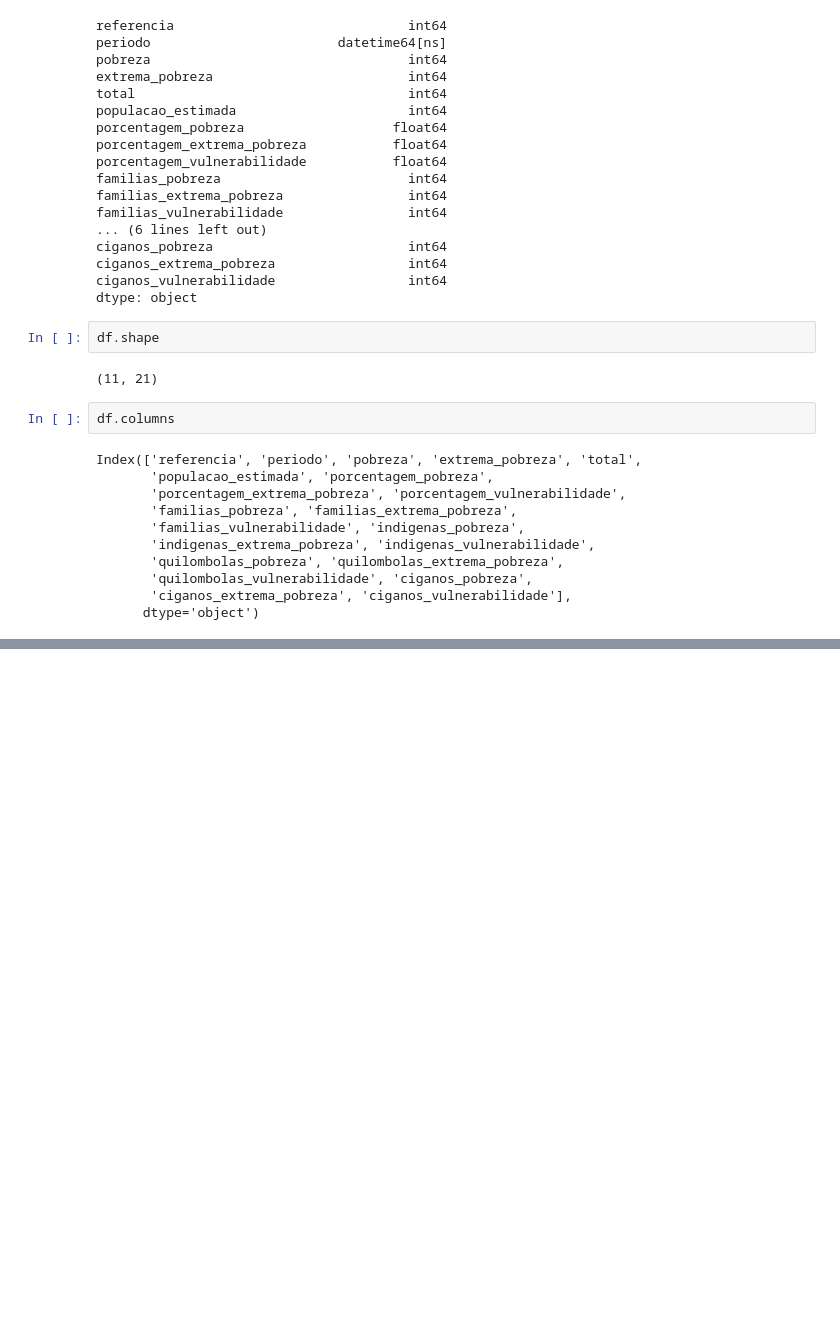
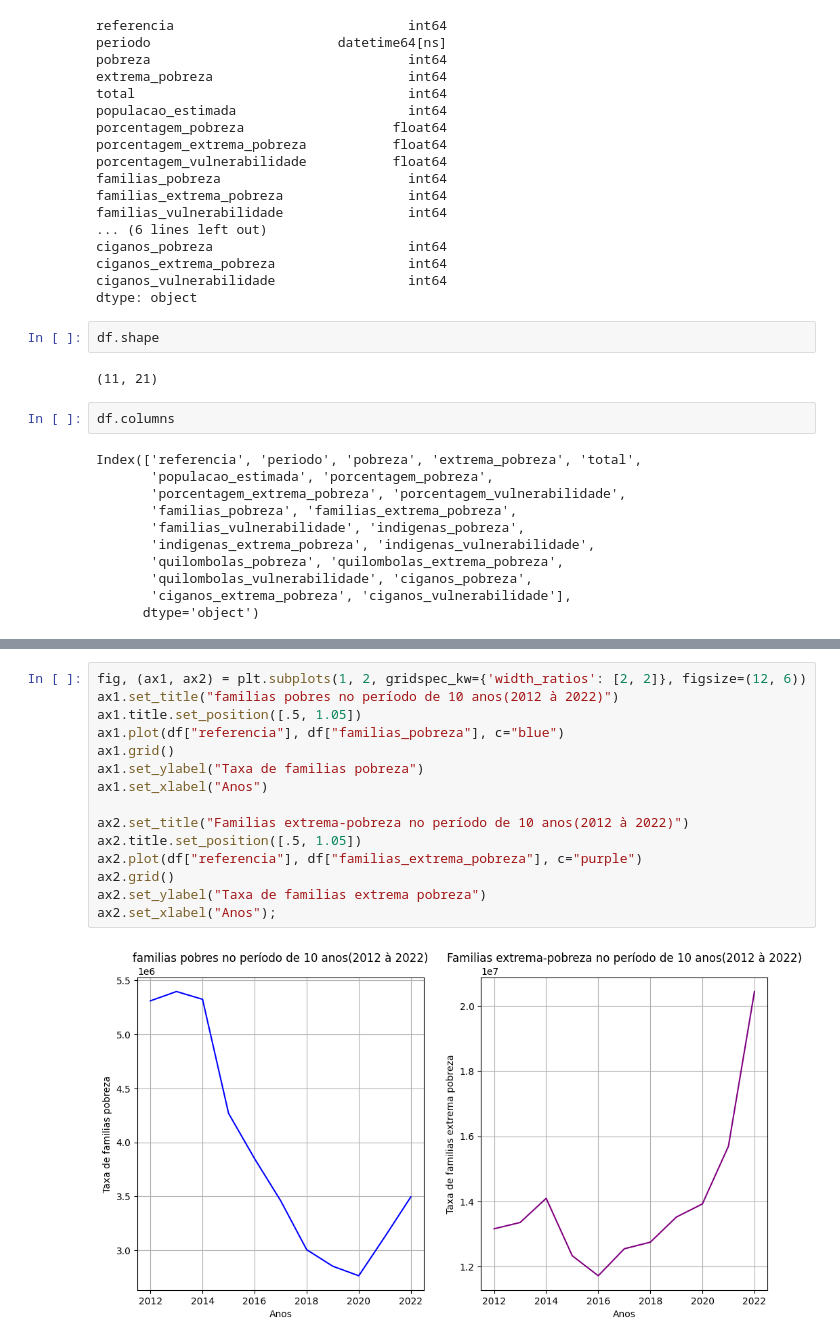
Before and after one commit to jouaraujo/pobreza_kaggle, a Jupyter notebook: pobreza.ipynb, the cells around one changed output, grey strips where cells are left out. Drawn from its saved outputs; the diff is of its cells as text; blank space fills up the shorter version.

```diff
--- a/pobreza.ipynb
+++ b/pobreza.ipynb
@@ -76,0 +78,17 @@ plt.xlabel("Anos");
+# %%
+fig, (ax1, ax2) = plt.subplots(1, 2, gridspec_kw={'width_ratios': [2, 2]}, figsize=(12, 6))
+ax1.set_title("familias pobres no período de 10 anos(2012 à 2022)")
+ax1.title.set_position([.5, 1.05])
+ax1.plot(df["referencia"], df["familias_pobreza"], c="blue")
+ax1.grid()
+ax1.set_ylabel("Taxa de familias pobreza")
+ax1.set_xlabel("Anos")
+
+ax2.set_title("Familias extrema-pobreza no período de 10 anos(2012 à 2022)")
+ax2.title.set_position([.5, 1.05])
+ax2.plot(df["referencia"], df["familias_extrema_pobreza"], c="purple")
+ax2.grid()
+ax2.set_ylabel("Taxa de familias extrema pobreza")
+ax2.set_xlabel("Anos");
+# %% [output]
+[figure, added]
```
Also changed, not shown: parts of 7 cells of this notebook.
